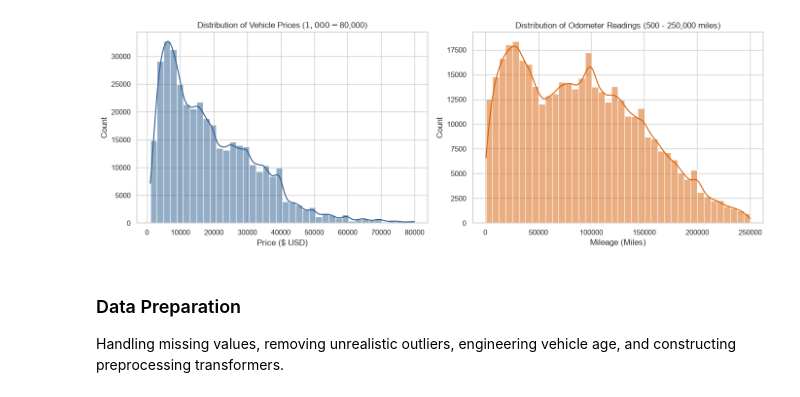
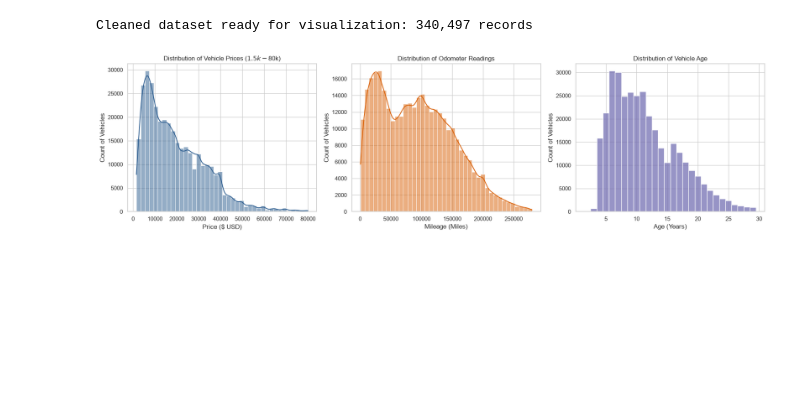
Before and after one commit to Bbutterfly2/used-car-price-analysis, a Jupyter notebook: notebooks/prompt_II.ipynb, the cells around one changed output. Saved outputs shown, nothing was run; the diff lists cells and outputs as text; code cells hidden in the pictures; blank space fills up the shorter version.

```diff
--- a/notebooks/prompt_II.ipynb
+++ b/notebooks/prompt_II.ipynb
@@ -67,22 +94,55 @@ memory usage: 91.7 MB
+# %%
+# Filter realistic ranges for used car dealership inventory
+df_clean = df_clean[
+    (df_clean["price"] >= 1500)
+    & (df_clean["price"] <= 80000)
+    & (df_clean["odometer"] >= 500)
+    & (df_clean["odometer"] <= 280000)
+    & (df_clean["year"] >= 1995)
+    & (df_clean["year"] <= 2022)
+].copy()
+
+# Feature engineering: vehicle age
+df_clean["vehicle_age"] = 2024 - df_clean["year"]
+
+print(
+    f"Cleaned dataset ready for visualization: {df_clean.shape[0]:,} records"
+)
+# %% [output]
+Cleaned dataset ready for visualization: 340,497 records
 # %%
-# Continuous feature distributions
-fig, axes = plt.subplots(1, 2, figsize=(14, 5))
-sample_price = df[(df["price"] > 1000) & (df["price"] < 80000)]["price"]
-sns.histplot(sample_price, bins=40, kde=True, ax=axes[0], color="#2b5c8f")
-axes[0].set_title("Distribution of Vehicle Prices ($1,000 - $80,000)")
+import matplotlib.pyplot as plt
+import seaborn as sns
+
+sns.set_theme(style = "whitegrid")
+
+fig, axes = plt.subplots(1, 3, figsize = (18, 5))
+
+sns.histplot(df_clean["price"], bins = 40, kde = True, ax = axes[0], color ="#2b5c8f")
+axes[0].set_title("Distribution of Vehicle Prices ($1.5k - $80k)")
 axes[0].set_xlabel("Price ($ USD)")
-axes[0].set_ylabel("Count")
+axes[0].set_ylabel("Count of Vehicles")
 
-sample_odo = df[(df["odometer"] > 500) & (df["odometer"] < 250000)]["odometer"]
-sns.histplot(sample_odo, bins=40, kde=True, ax=axes[1], color="#d95f02")
-axes[1].set_title("Distribution of Odometer Readings (500 - 250,000 miles)")
+sns.histplot(
+    df_clean["odometer"], bins=40, kde = True, ax = axes[1], color ="#d95f02"
+)
+axes[1].set_title("Distribution of Odometer Readings")
 axes[1].set_xlabel("Mileage (Miles)")
-axes[1].set_ylabel("Count")
+axes[1].set_ylabel("Count of Vehicles")
+
+sns.histplot(
+    df_clean["vehicle_age"],
+    bins=25,
+    kde=False,
+    discrete=True,
+    ax=axes[2],
+    color="#7570b3",
+)
+axes[2].set_title("Distribution of Vehicle Age")
+axes[2].set_xlabel("Age (Years)")
+axes[2].set_ylabel("Count of Vehicles")
+
 plt.tight_layout()
 plt.show()
 # %% [output]
-[figure, old version]
+[figure, new version]
-# %% [markdown]
-### Data Preparation
-
-Handling missing values, removing unrealistic outliers, engineering vehicle age, and constructing preprocessing transformers.
```
Also changed, not shown: parts of 20 cells of this notebook.
